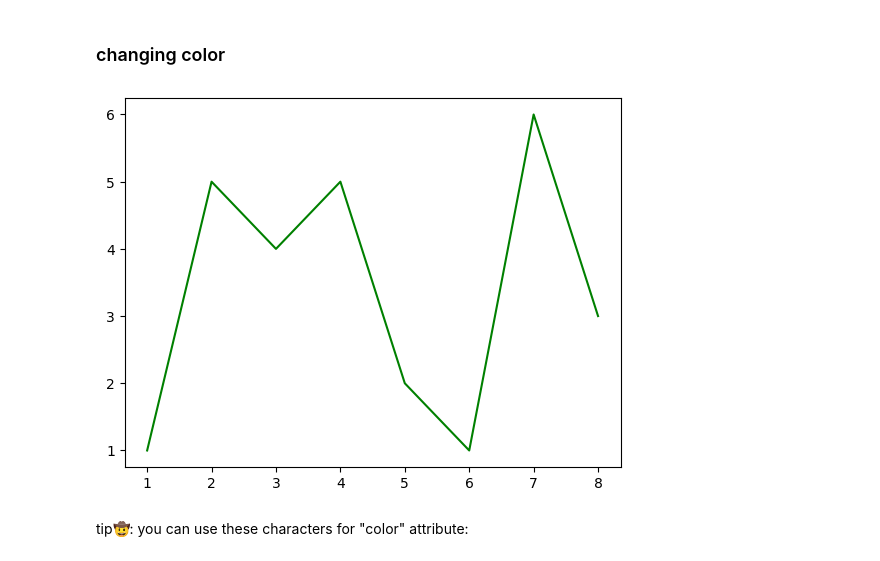
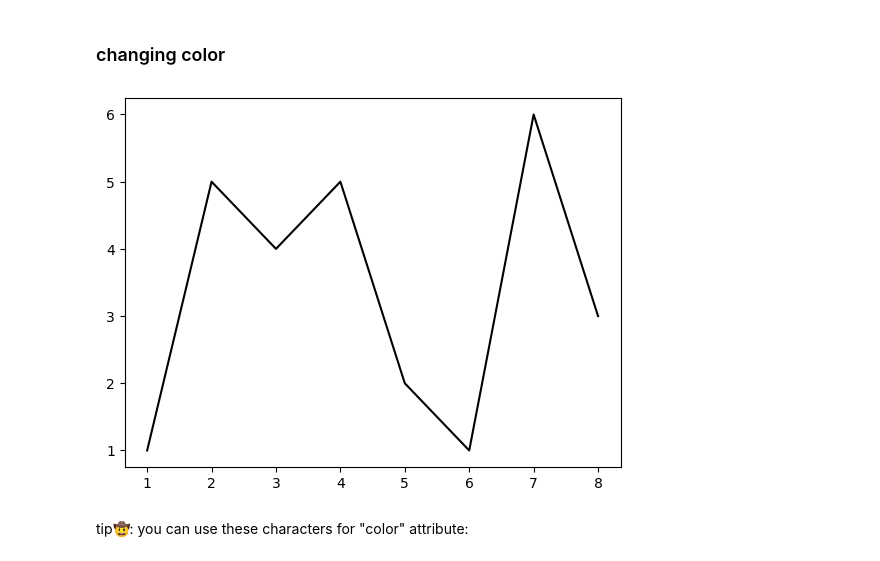
Before and after one commit to armingolzar/Advanced_Python_DataScience_Course, a Jupyter notebook: matplotlib.ipynb, the cells around one changed output. Saved outputs shown, nothing was run; the diff lists cells and outputs as text; code cells hidden in the pictures.

```diff
--- a/matplotlib.ipynb
+++ b/matplotlib.ipynb
@@ -47,10 +73,10 @@ plt.show()
 # %% [markdown]
 ### changing color
 # %%
-plt.plot([1,2,3,4,5,6,7,8], [1,5,4,5,2,1,6,3], color='g')
+plt.plot([1,2,3,4,5,6,7,8], [1,5,4,5,2,1,6,3], color='k')
 plt.show()
 # %% [output]
-[figure, old version]
+[figure, new version]
 # %% [markdown]
 tip🤠: you can use these characters for "color" attribute:
 # %% [markdown]
```
Also changed, not shown: parts of 13 cells of this notebook, 55 other files.
